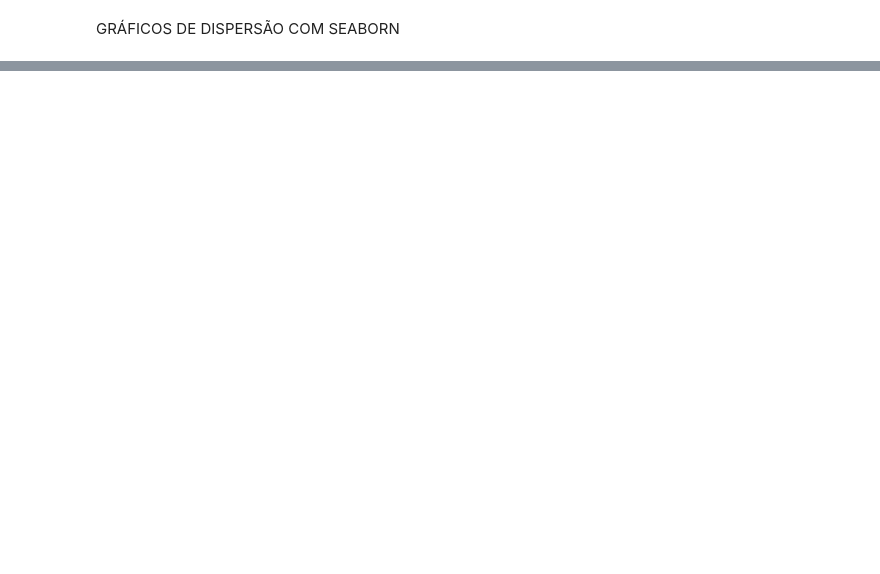
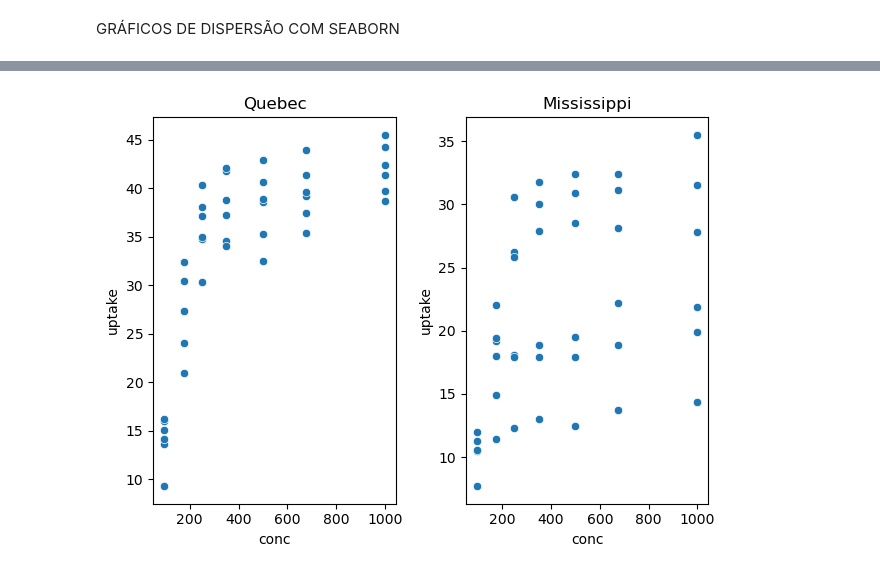
Before and after one commit to Rhuan-Messias/Python_Study, a Jupyter notebook: F_Data_Science/notebook_3/notebook_3.ipynb, the cells around one changed output, grey strips where cells are left out. Saved outputs shown, nothing was run; the diff lists cells and outputs as text; code cells hidden in the pictures; blank space fills up the shorter version.

```diff
--- a/F_Data_Science/notebook_3/notebook_3.ipynb
+++ b/F_Data_Science/notebook_3/notebook_3.ipynb
@@ -359,0 +377,14 @@ base.head()
+# %%
+#Seleção de registros específicos da base de dados (Quebec e Mississipi)
+q = base.loc[base['Type'] == 'Quebec']
+m = base.loc[base['Type'] == 'Mississippi']
+# %%
+# Subgráfico (1 linha e duas colunas) mostrando gráficos sobre cada região
+plt.figure()
+plt.subplot(1,2,1) # 1 linha, 2 colunas, 1 primeira posição
+srn.scatterplot(x=q.conc, y=q.uptake).set_title('Quebec')
+plt.subplot(1,2,2) # mesma coisa de cima, segunda posição
+srn.scatterplot(x=m.conc, y=m.uptake).set_title("Mississippi")
+plt.tight_layout()
+# %% [output]
+[figure, added]
```
Also changed, not shown: parts of 21 cells of this notebook.
